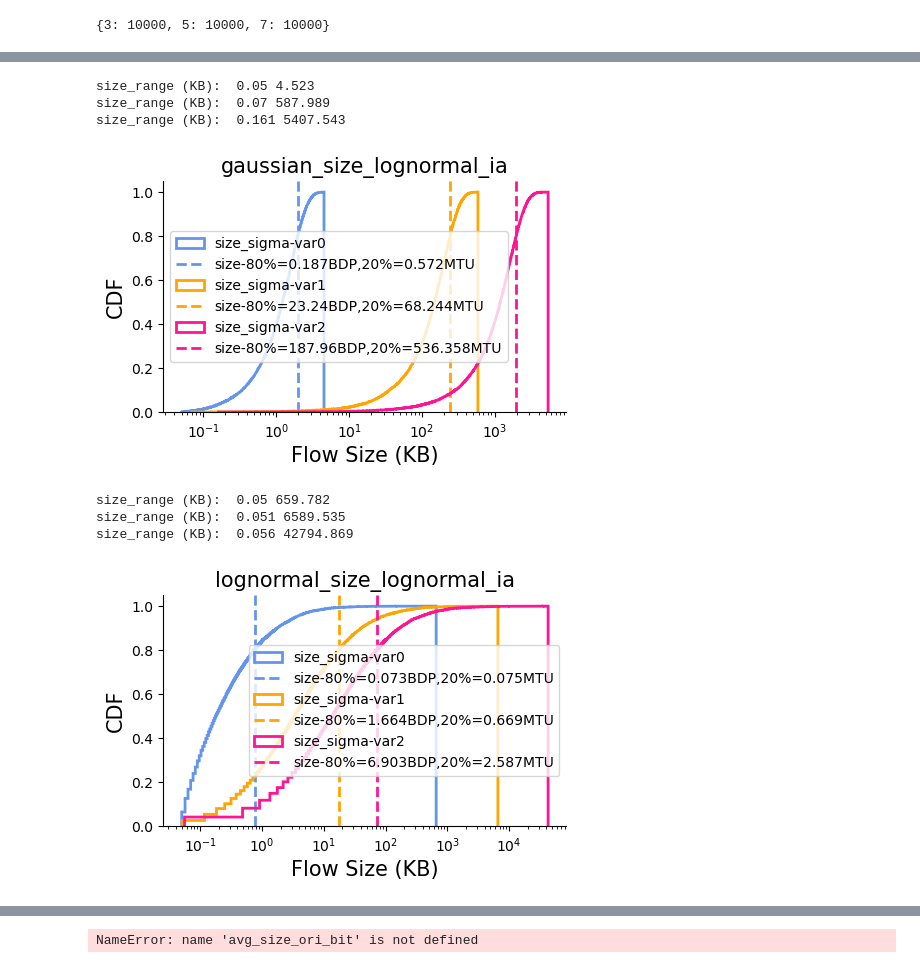
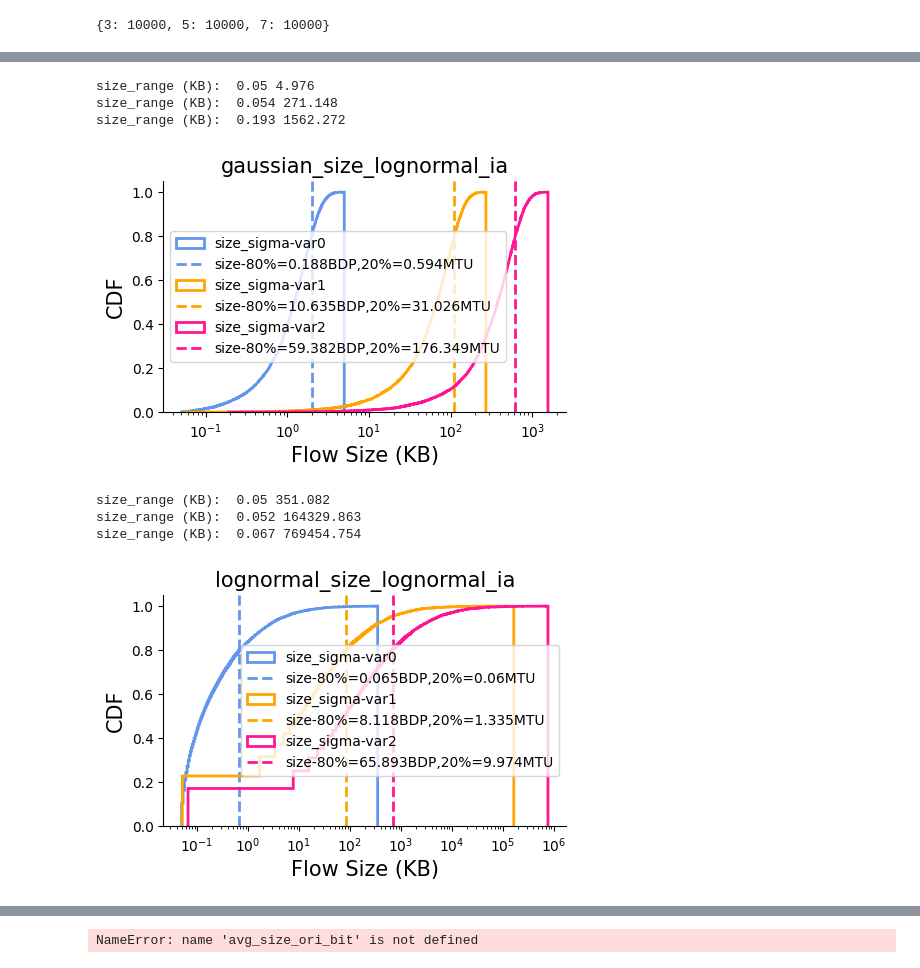
Before and after one commit to kwzhao/High-Precision-Congestion-Control, a Jupyter notebook: traffic_gen/plt_data.ipynb, the cells around one changed output, grey strips where cells are left out. Cells and saved outputs as stored; diff of their text form; code cells hidden in the pictures.

```diff
--- a/traffic_gen/plt_data.ipynb
+++ b/traffic_gen/plt_data.ipynb
@@ -33,7 +33,7 @@ lr=10*UNIT_G
 fig = plt.figure(figsize=(5.2, 3))  # 2.5 inch for 1/3 double column width
 ax = fig.add_subplot(111)
 for sigma_idx,size_sigma_ori in enumerate(sigmas):
-      mu = avg_size_base_in_bit * (float(size_sigma_ori) / 5000.0)**2- min_size_in_bit
+      mu = avg_size_base_in_bit * (float(size_sigma_ori) / 5000.0)**2.5- min_size_in_bit
       # mu = avg_size_base_in_bit * sigma / 15000 - min_size_in_bit
       s = (np.random.exponential(scale=mu, size=n_flows))+min_size_in_bit
       s=s/bit_to_KB
@@ -81,7 +81,7 @@ for sigma_idx,size_sigma_ori in enumerate(sigmas):
     #   size_sigma = BDP_IN_BIT*float(sigma)/30000.0
     # mu = BDP_IN_BIT*(float(sigma)/30000.0) - min_size_in_bit
     # sigma = BDP_IN_BIT*np.square(float(sigma)/25000.0)
-    size_sigma=(float(size_sigma_ori)/5000.0)**3
+    size_sigma=(float(size_sigma_ori)/5000.0)**2.5
     mu=avg_size_base_in_bit*size_sigma - min_size_in_bit
     s=np.array([PosNormal(mu, avg_size_base_in_bit*(size_sigma)) for _ in range(n_flows)])+min_size_in_bit
     # s = abs(np.random.normal(mu, sigma, n_flows))+min_size_in_bit
@@ -114,54 +114,54 @@ plt.xscale("log")
 plt.title("gaussian_size_lognormal_ia",fontsize=_fontsize)
 plt.show()
 # %% [output]
-size_range (KB):  0.05 4.523
-size_range (KB):  0.07 587.989
-size_range (KB):  0.161 5407.543
+size_range (KB):  0.05 4.976
+size_range (KB):  0.054 271.148
+size_range (KB):  0.193 1562.272
-[figure, old version]
+[figure, new version]
 # %%
 # input_lognormal_size_lognormal_ia
 fig = plt.figure(figsize=(5.2, 3))  # 2.5 inch for 1/3 double column width
 ax = fig.add_subplot(111)
 for sigma_idx,size_sigma_ori in enumerate(sigmas):
       # mu = np.log(avg_size_ori_bit - min_size_in_bit) - ((sigma / 20000)**2) / 2
-      avg_size_in_bit = avg_size_base_in_bit*(float(size_sigma_ori) / 5000.0)**2  # 10KB
+      avg_size_in_bit = avg_size_base_in_bit*(float(size_sigma_ori) / 4000.0)**3  # 10KB
       # size_sigma=0.8+(60000-size_sigma_ori)/30000     # flow size
-      size_sigma=2     # flow size
+      size_sigma=2.5     # flow size
       mu = np.log(avg_size_in_bit - min_size_in_bit) - (size_sigma ** 2) / 2
       s = (min_size_in_bit + np.random.lognormal(mean=mu, sigma=size_sigma, size=(n_flows,)))
 
       s=s/bit_to_KB
       print("size_range (KB): ",
       np.round(np.min(s), 3),
       np.round(np.max(s) , 3),)
 
       size_80 = np.percentile(s, 80)
       size_20 = np.percentile(s, 20)
       count, bins, ignored = plt.hist(s, 100000, density=True,cumulative=True,histtype=u'step',linewidth=2,color=color_list[sigma_idx],label=f"size_sigma-var{sigma_idx}")
       plt.axvline(
             size_80,
             color=color_list[sigma_idx],
             linewidth=2,
             linestyle='--',
             label=f"size-80%={np.round(size_80/BDP_IN_KB,3)}BDP,20%={np.round(size_20/MTU_IN_KB,3)}MTU"
         )
       # plt.plot(bins, 1/(sigma * np.sqrt(2 * np.pi)) *
       #                np.exp( - (bins - mu)**2 / (2 * sigma**2) ),
       #          linewidth=2, color='r')
 ax.spines["right"].set_visible(False)
 ax.spines["top"].set_visible(False)
 
 plt.ylabel("CDF", fontsize=_fontsize)
 plt.xlabel("Flow Size (KB)", fontsize=_fontsize)
 plt.legend(loc='right')
 plt.xscale('log')
 plt.title("lognormal_size_lognormal_ia",fontsize=_fontsize)
 plt.show()
 # %% [output]
-size_range (KB):  0.05 659.782
-size_range (KB):  0.051 6589.535
-size_range (KB):  0.056 42794.869
+size_range (KB):  0.05 351.082
+size_range (KB):  0.052 164329.863
+size_range (KB):  0.067 769454.754
-[figure, old version]
+[figure, new version]
 # %%
 from scipy.stats import genpareto
 from scipy.optimize import fsolve
```
Also changed, not shown: parts of 3 cells of this notebook, 3 other files.
